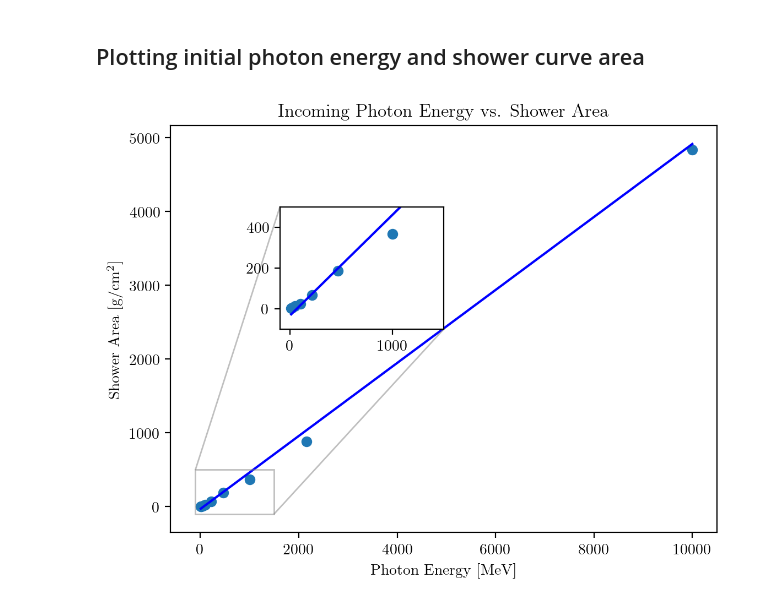
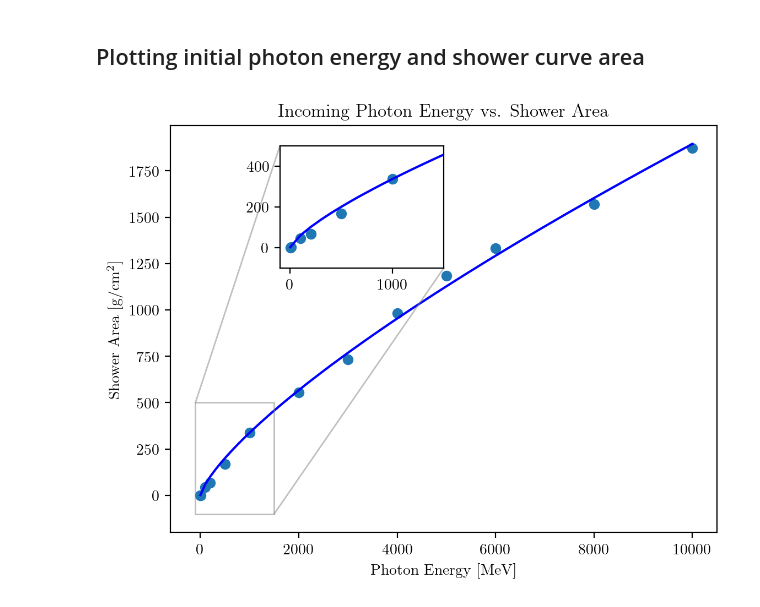
Before and after one commit to mattketk/particle-cascade, a Jupyter notebook: notebooks/ParticleCascade.ipynb, the cells around one changed output. Saved outputs shown, nothing was run; the diff lists cells and outputs as text; code cells hidden in the pictures.

```diff
--- a/notebooks/ParticleCascade.ipynb
+++ b/notebooks/ParticleCascade.ipynb
@@ -31,6 +31,10 @@ plt.savefig('../deliverables/figures/exp_dist.pdf')
 initial_energy = 1e+3
 brem_crit = 6.9
 radiation_length = 5.80
+mat_thickness = 10.
+mat_density = 11.4
+# mat_radiation_length = mat_thickness * mat_density
+mat_radiation_length = 10. * radiation_length
 n_trials = 100
 # %%
 def cascade_trial(
@@ -100,8 +123,8 @@ total_charged = []
 total_photons = []
 for i in range(n_trials):
     photons, charged, brem_events, pair_events = cascade_trial()
-    total_charged.append(charged[charged[:, 1] > 0, :])
-    total_photons.append(photons[photons[:, 1] > 0, :])
+    total_charged.append(charged[charged[:, 2] > -1, :])
+    total_photons.append(photons[photons[:, 2] > -1, :])
 
 total_charged = np.vstack(total_charged)
 total_photons = np.vstack(total_photons)
@@ -259,14 +262,15 @@ fig.savefig('../deliverables/figures/fit_parameter_convergence.pdf')
 # %% [markdown]
 ## Plotting initial photon energy and shower curve area
 # %%
-photon_energies = np.logspace(1, 4, 10)
+# photon_energies = np.logspace(1, 4, 10)
+photon_energies = np.array([1, 10, 100, 200, 500, 1000, 2000, 3000, 4000, 5000, 6000, 8000, 10000])
 for e in photon_energies:
     total_charged = []
     total_photons = []
     for i in range(n_trials):
         photons, charged, brem_events, pair_events = cascade_trial(initial_energy=e)
-        total_charged.append(charged[charged[:, 1] > 0, :])
-        total_photons.append(photons[photons[:, 1] > 0, :])
+        total_charged.append(charged[charged[:, 2] > -1, :])
+        total_photons.append(photons[photons[:, 2] > -1, :])
 
     total_charged = np.vstack(total_charged)
     total_photons = np.vstack(total_photons)
@@ -278,7 +282,7 @@ for e in photon_energies:
     photon_save = DataFrame(total_charged, columns=['Energy (MeV)', 'Depth (g/cm2)', 'Active'])
     photon_save.to_csv(f'data/photon_{energy_int}.csv', index=False)
 # %%
-photon_energies = np.logspace(1, 4, 10)
+# photon_energies = np.logspace(1, 4, 10)
 shower_areas = []
 for e in photon_energies:
     energy_int = str(int(e))
@@ -288,36 +292,37 @@ for e in photon_energies:
     bin_centers = (bin_edges[1:] + bin_edges[:-1])/2
     shower_areas.append(np.trapz(bin_counts, bin_centers))
 
 
 x = photon_energies
 y = shower_areas
 
-inc_model = LinearModel()
+# inc_model = LinearModel()
+inc_model = PowerLawModel()
 params = inc_model.make_params(slope=1, intercept=1)
 results = inc_model.fit(y, params, x=x)
 x_fit = np.linspace(
     photon_energies.min(),
     photon_energies.max(),
     100
 )
 
 fig, ax = plt.subplots(dpi=200)
 ax.plot(photon_energies, shower_areas, 'o')
 ax.plot(x_fit, inc_model.eval(results.params, x=x_fit), label='Fit', color='blue')
 
-axin = ax.inset_axes([0.2, 0.5, 0.3, 0.3])
+axin = ax.inset_axes([0.2, 0.65, 0.3, 0.3])
 axin.set_xlim(-100, 1.5e+3)
 axin.set_ylim(-100, 500)
 ax.indicate_inset_zoom(axin)
 axin.plot(photon_energies, shower_areas, 'o')
 axin.plot(x_fit, inc_model.eval(results.params, x=x_fit), label='Fit', color='blue')
 ax.set_xlabel('Photon Energy [MeV]')
 ax.set_ylabel('Shower Area [g/cm$^2$]')
 ax.set_title('Incoming Photon Energy vs. Shower Area')
 
 fig.savefig('../deliverables/figures/shower_area_vs_energy.pdf')
 # %% [output]
-[figure, old version]
+[figure, new version]
 # %%
 print(results.fit_report())
 # %% [output]
```
Also changed, not shown: parts of 5 cells of this notebook, 26 other files.
